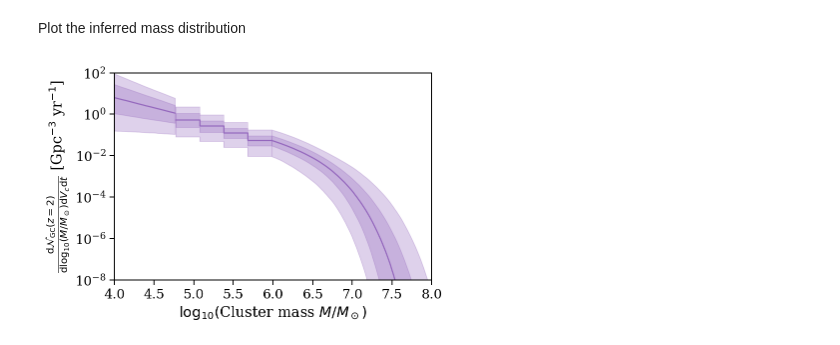
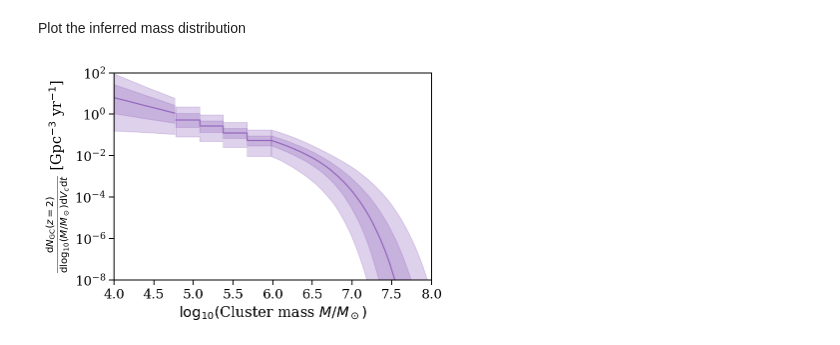
Before and after one commit to mfishbach/dynamical-bbh-evolution, a Jupyter notebook: Cluster_Paper_Plots.ipynb, the cells around one changed output. Saved outputs shown, nothing was run; the diff lists cells and outputs as text; code cells hidden in the pictures.

Commit message:
minor plot label font fix

```diff
--- a/Cluster_Paper_Plots.ipynb
+++ b/Cluster_Paper_Plots.ipynb
@@ -353,32 +353,32 @@ c = sns.color_palette()[4]
 logms_model_plot = np.append(logms_model[0] - dlogm_model, logms_model)
 plt.step(logms_model_plot, np.append(np.median(dNdVdTdlogm_z2_model, axis = -1)[0], np.median(dNdVdTdlogm_z2_model, axis = -1)), color = c, where = 'pre')
 plt.fill_between(logms_model_plot, np.append(np.percentile(dNdVdTdlogm_z2_model, 5, axis = -1)[0], np.percentile(dNdVdTdlogm_z2_model, 5, axis = -1)),
                 np.append(np.percentile(dNdVdTdlogm_z2_model, 95, axis = -1)[0], np.percentile(dNdVdTdlogm_z2_model, 95, axis = -1)),
                 alpha = 0.3, step = 'pre', color = c)
 plt.fill_between(logms_model_plot, np.append(np.percentile(dNdVdTdlogm_z2_model, 25, axis = -1)[0], np.percentile(dNdVdTdlogm_z2_model, 25, axis = -1)),
                 np.append(np.percentile(dNdVdTdlogm_z2_model, 75, axis = -1)[0], np.percentile(dNdVdTdlogm_z2_model, 75, axis = -1)),
                 alpha = 0.3, step = 'pre', color = c)
 
 sel1 = (logms_total < logms_model_plot[0])
 plt.plot(logms_total[sel1] , np.median(dNdVdTdlogm_z2, axis = -1)[sel1], color = c)
 plt.fill_between(logms_total[sel1], np.percentile(dNdVdTdlogm_z2, 5, axis = -1)[sel1], np.percentile(dNdVdTdlogm_z2, 95, axis = -1)[sel1], alpha = 0.3, color = c)
 plt.fill_between(logms_total[sel1], np.percentile(dNdVdTdlogm_z2, 25, axis = -1)[sel1], np.percentile(dNdVdTdlogm_z2, 75, axis = -1)[sel1], alpha = 0.3, color = c)
 
 
 sel2 = (logms_total > logms_model_plot[-1])
 plt.plot(logms_total[sel2] , np.median(dNdVdTdlogm_z2, axis = -1)[sel2], color = c)
 plt.fill_between(logms_total[sel2], np.percentile(dNdVdTdlogm_z2, 5, axis = -1)[sel2], np.percentile(dNdVdTdlogm_z2, 95, axis = -1)[sel2], alpha = 0.3, color = c)
 plt.fill_between(logms_total[sel2], np.percentile(dNdVdTdlogm_z2, 25, axis = -1)[sel2], np.percentile(dNdVdTdlogm_z2, 75, axis = -1)[sel2], alpha = 0.3, color = c)
 
 plt.yscale('log')
 plt.ylim(1e-8,100)
 plt.xlim(4,8)
 
 plt.xlabel(r'$\log_{10}($Cluster mass $M / M_\odot)$')
-plt.ylabel(r'$\frac{\mathrm{d}\mathcal{N}_\mathrm{GC} (z = 2)}{\mathrm{d}\log_{10}(M / M_\odot)\mathrm{d}V_c\mathrm{d}t}$ [Gpc$^{-3}$ yr$^{-1}$]')
+plt.ylabel(r'$\frac{\mathrm{d}{N}_\mathrm{GC} (z = 2)}{\mathrm{d}\log_{10}(M / M_\odot)\mathrm{d}V_c\mathrm{d}t}$ [Gpc$^{-3}$ yr$^{-1}$]')
 
 plt.tight_layout()
 plt.savefig('GCmass_distribution_posterior.pdf')
 plt.savefig('GCmass_distribution_posterior.png')
 # %% [output]
-[figure, old version]
+[figure, new version]
```
